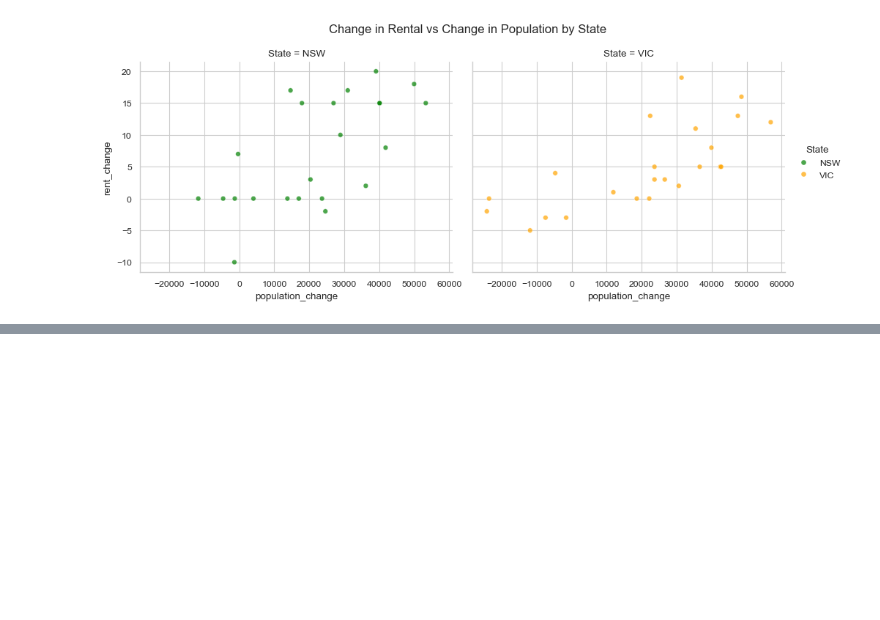
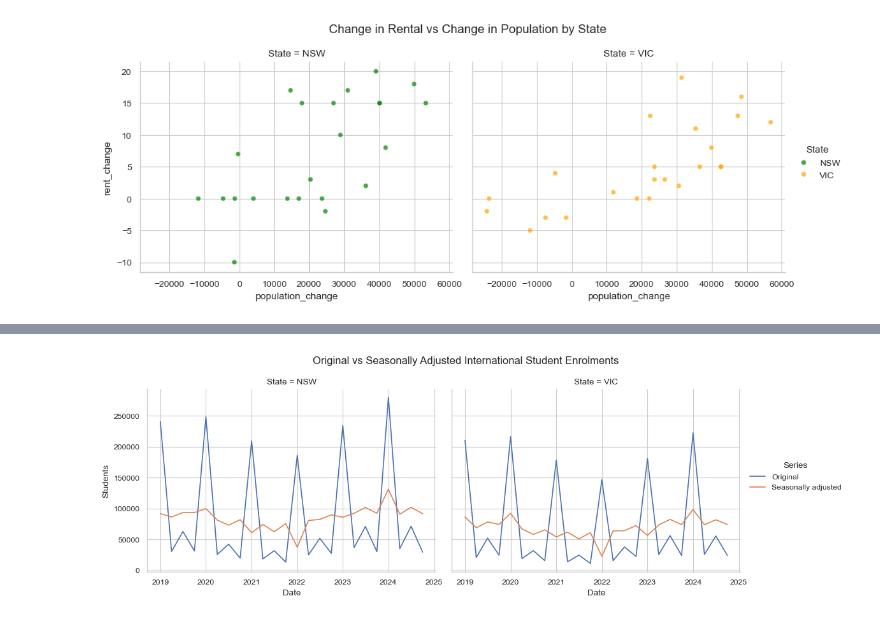
Before and after one commit to aliffhmzah/ecc3479-project, a Jupyter notebook: code/analysis.ipynb, the cells around one changed output, grey strips where cells are left out. Drawn from its saved outputs; the diff is of its cells as text; code cells hidden in the pictures; blank space fills up the shorter version.

Commit message:
Add seasonally adjusted student enrolment analysis and plot

```diff
--- a/code/analysis.ipynb
+++ b/code/analysis.ipynb
@@ -490,0 +493,92 @@ plt.show()
+# %%
+import pandas as pd
+import seaborn as sns
+import matplotlib.pyplot as plt
+from pathlib import Path
+from statsmodels.tsa.seasonal import seasonal_decompose
+
+# --- OUTPUT FOLDER ---
+output_dir = Path("../output")
+output_dir.mkdir(parents=True, exist_ok=True)
+
+# --- LOAD DATA ---
+df = pd.read_csv("../data/clean/master_dataset.csv")
+
+# --- CLEAN COLUMN NAMES ---
+df.columns = df.columns.str.strip()
+
+# --- CONVERT DATE ---
+df["Date"] = pd.to_datetime(df["Date"], errors="coerce")
+
+# --- SORT DATA ---
+df = df.sort_values(["State", "Date"]).reset_index(drop=True)
+
+# --- SEASONALLY ADJUST BY STATE SAFELY ---
+adjusted_list = []
+
+for state, group in df.groupby("State"):
+    group = group.copy()
+    group = group.sort_values("Date")
+
+    result = seasonal_decompose(
+        group["International Student Enrolments"],
+        model="additive",
+        period=4,
+        extrapolate_trend="freq"
+    )
+
+    group["students_seasonally_adjusted"] = (
+        group["International Student Enrolments"] - result.seasonal
+    )
+
+    group["State"] = state
+    adjusted_list.append(group)
+
+df_adjusted = pd.concat(adjusted_list, ignore_index=True)
+
+# --- RESHAPE FOR PLOTTING ---
+plot_df = df_adjusted.melt(
+    id_vars=["Date", "State"],
+    value_vars=[
+        "International Student Enrolments",
+        "students_seasonally_adjusted"
+    ],
+    var_name="Series",
+    value_name="Students"
+)
+
+plot_df["Series"] = plot_df["Series"].replace({
+    "International Student Enrolments": "Original",
+    "students_seasonally_adjusted": "Seasonally adjusted"
+})
+
+# --- PLOT ---
+sns.set_style("whitegrid")
+
+g = sns.relplot(
+    data=plot_df,
+    x="Date",
+    y="Students",
+    hue="Series",
+    col="State",
+    kind="line",
+    height=4,
+    aspect=1.3
+)
+
+g.fig.suptitle(
+    "Original vs Seasonally Adjusted International Student Enrolments",
+    fontsize=12
+)
+
+g.fig.subplots_adjust(top=0.85)
+
+plt.savefig(
+    output_dir / "10_students_original_vs_seasonally_adjusted.png",
+    dpi=300,
+    bbox_inches="tight"
+)
+
+plt.show()
+# %% [output]
+[figure, added]
```
Also changed, not shown: parts of 1 cell of this notebook, 1 other file.
